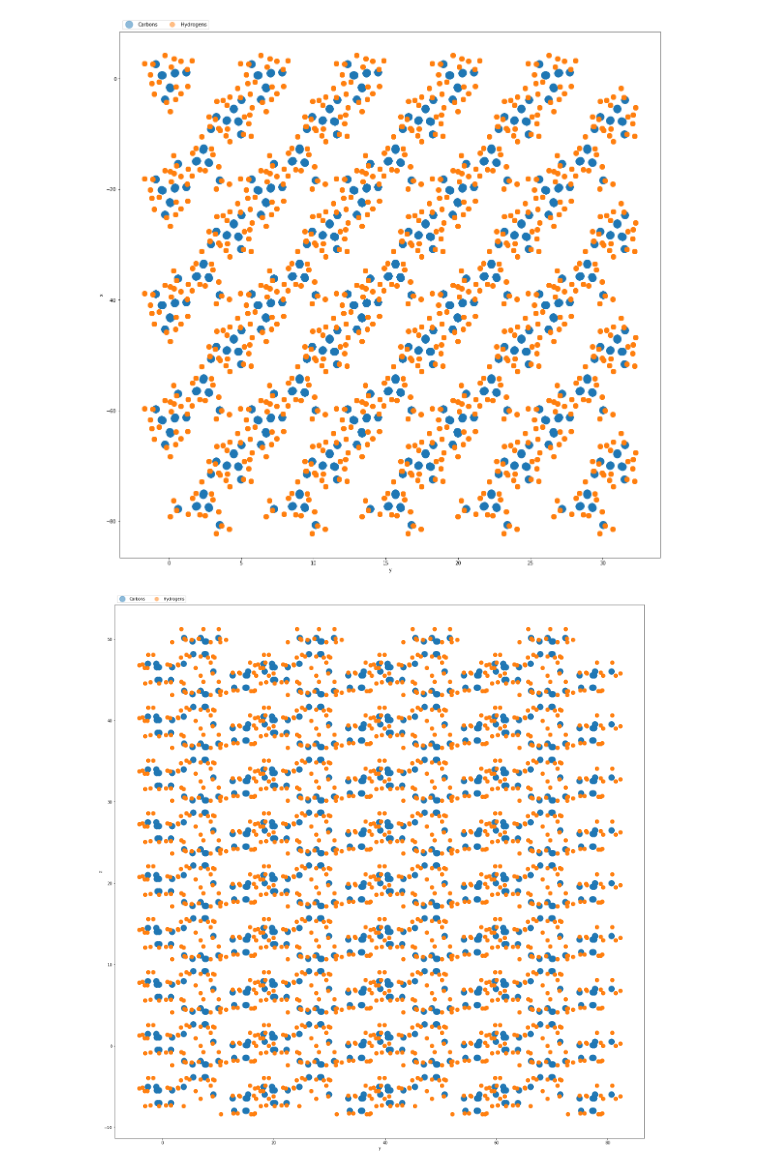
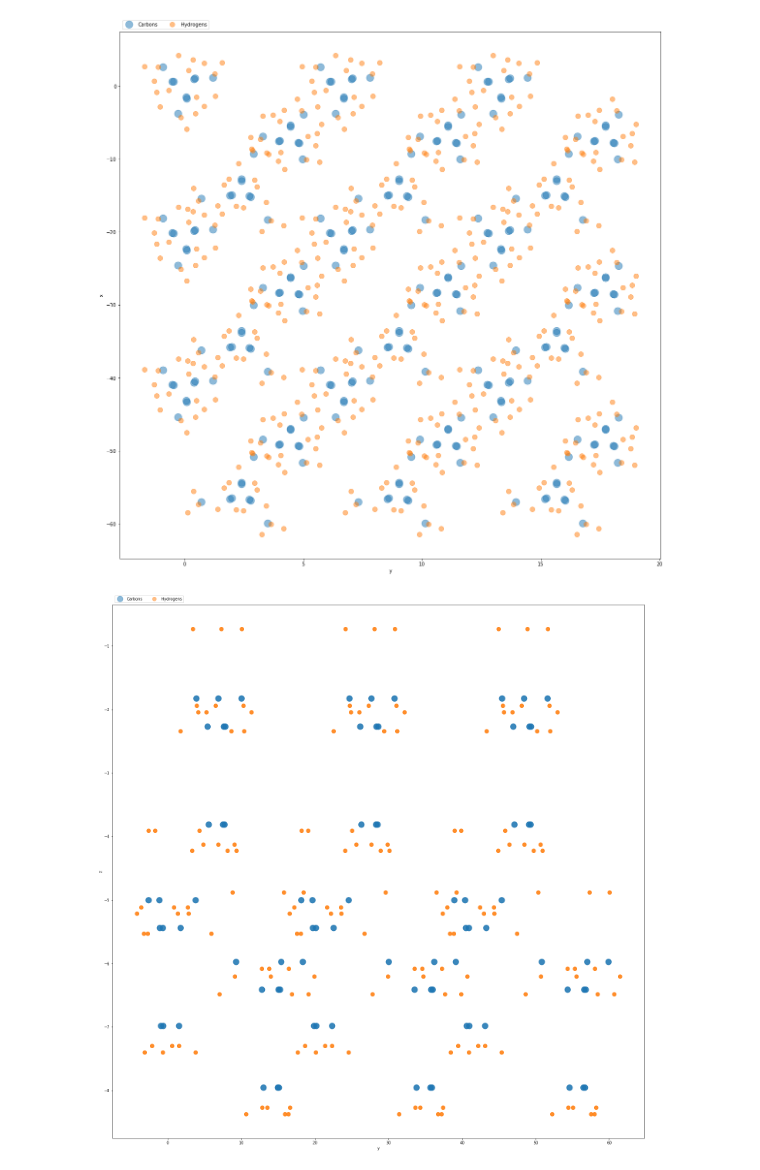
Before and after one commit to Omid-Eghlidos/Systematic-coarse-graining, a Jupyter notebook: Beta-iPP-Crystal-Generator.ipynb, the cells around one changed output. Drawn from its saved outputs; the diff is of its cells as text; code cells hidden in the pictures.

```diff
--- a/Beta-iPP-Crystal-Generator.ipynb
+++ b/Beta-iPP-Crystal-Generator.ipynb
@@ -62,7 +62,6 @@ Hydrogen_chain_A = numpy.array([[0.0679, 0.1819, -1.1389],
 Carbon_chain_B = numpy.array([[0.4101, 0.7264, -1.2238],
                               [0.4190, 0.7327, -0.9865],
                               [0.5276, 0.8825, -0.9189]])
-
 Hydrogen_chain_B = numpy.array([[0.5174, 0.7673, -1.2880],
                                 [0.3747, 0.8007, -1.2723],
                                 [0.4595, 0.6628, -0.9362],
@@ -82,7 +81,7 @@ Hydrogen_chain_C = numpy.array([[0.6334, 0.1595, -0.6505],
 
 ''' Helix center of the chains'''
 Helix_center = numpy.array([[0.0, 0.0, 0.0],
-                           [1.06/3.0, 2.06/3.0, 0.0],
+                           [1.07/3.0, 2.07/3.0, 0.0],
                            [2.0/3.0, 1.0/3.0, 0.0]])
 
 ''' Angle between c vector and x-axis. '''
@@ -208,33 +207,33 @@ def plot_unit_cell(CC, HH, HC):
     pyplot.tight_layout()
 
 
 plot_unit_cell(C, H, HC)
 
 
 def plot_crystal(C, H):
 
     fig1 = pyplot.figure(figsize = (20,20))
     aC1 = pyplot.plot(C[:,0], -C[:,1],'.', ms=30, alpha=0.5, label='Carbons')
     aH1 = pyplot.plot(H[:,0], -H[:,1],'.', ms=20, alpha=0.5, label='Hydrogens')
     pyplot.xlabel('y')
     pyplot.ylabel('x')
     pyplot.legend(ncol=4, bbox_to_anchor=(0,1), loc='lower left')
 
     fig2 = pyplot.figure(figsize = (20,20))
     aC2 = pyplot.plot(C[:,1], C[:,2],'.', ms=30, alpha=0.5, label='Carbons')
     aH2 = pyplot.plot(H[:,1], H[:,2],'.', ms=20, alpha=0.5, label='Hydrogens')
     pyplot.xlabel('y')
     pyplot.ylabel('z')
     pyplot.legend(ncol=4, bbox_to_anchor=(0,1), loc='lower left')
     pyplot.tight_layout()
 
 
-CC, HH = crystal(5,4,9)
+CC, HH = crystal(3,3,1)
 #print(CC)
 #print(HH)
 plot_crystal(CC, HH)
 # %% [output]
 [figure]
 [figure]
-[figure, old version]
+[figure, new version]
-[figure, old version]
+[figure, new version]
```
Also changed, not shown: parts of 1 cell of this notebook, 1 other file.
